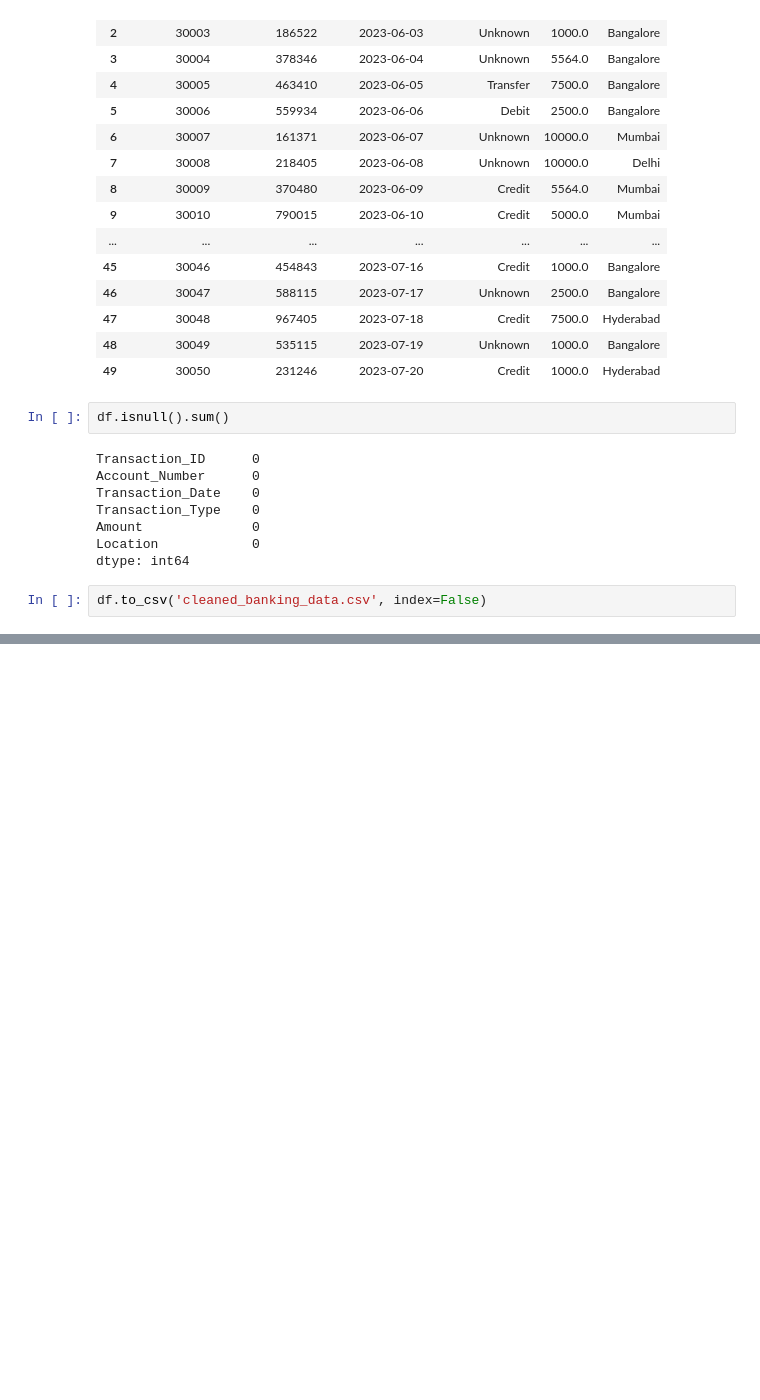
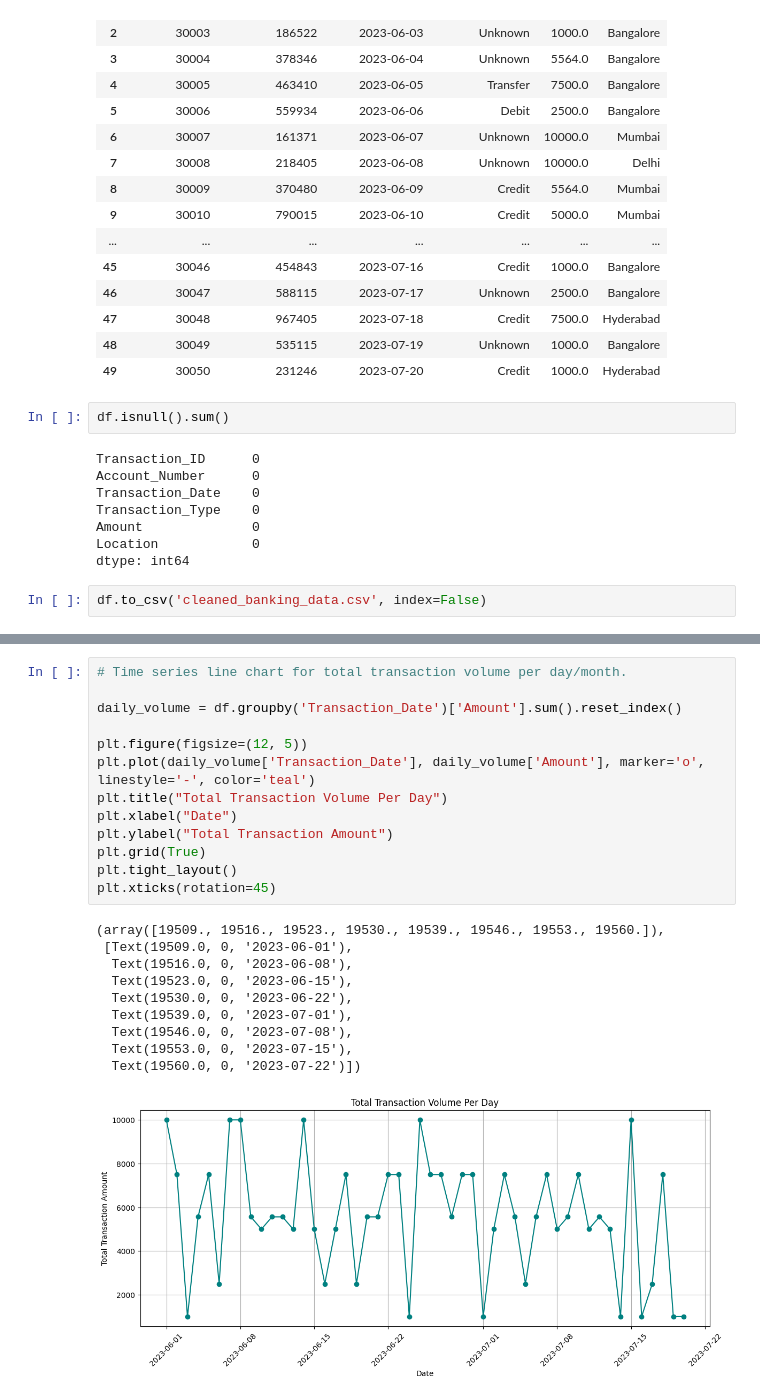
Before and after one commit to sahusuman9/eda_projects_python, a Jupyter notebook: eda_with_libraries/banking/banking_transaction.ipynb, the cells around one changed output, grey strips where cells are left out. Saved outputs shown, nothing was run; the diff lists cells and outputs as text; blank space fills up the shorter version.

```diff
--- a/eda_with_libraries/banking/banking_transaction.ipynb
+++ b/eda_with_libraries/banking/banking_transaction.ipynb
@@ -128,0 +362,24 @@ df.to_csv('cleaned_banking_data.csv', index=False)
+# %%
+# Time series line chart for total transaction volume per day/month.
+
+daily_volume = df.groupby('Transaction_Date')['Amount'].sum().reset_index()
+
+plt.figure(figsize=(12, 5))
+plt.plot(daily_volume['Transaction_Date'], daily_volume['Amount'], marker='o', linestyle='-', color='teal')
+plt.title("Total Transaction Volume Per Day")
+plt.xlabel("Date")
+plt.ylabel("Total Transaction Amount")
+plt.grid(True)
+plt.tight_layout()
+plt.xticks(rotation=45)
+# %% [output]
+(array([19509., 19516., 19523., 19530., 19539., 19546., 19553., 19560.]),
+ [Text(19509.0, 0, '2023-06-01'),
+  Text(19516.0, 0, '2023-06-08'),
+  Text(19523.0, 0, '2023-06-15'),
+  Text(19530.0, 0, '2023-06-22'),
+  Text(19539.0, 0, '2023-07-01'),
+  Text(19546.0, 0, '2023-07-08'),
+  Text(19553.0, 0, '2023-07-15'),
+  Text(19560.0, 0, '2023-07-22')])
+[figure, added]
```
Also changed, not shown: parts of 34 cells of this notebook, 5 other files.
